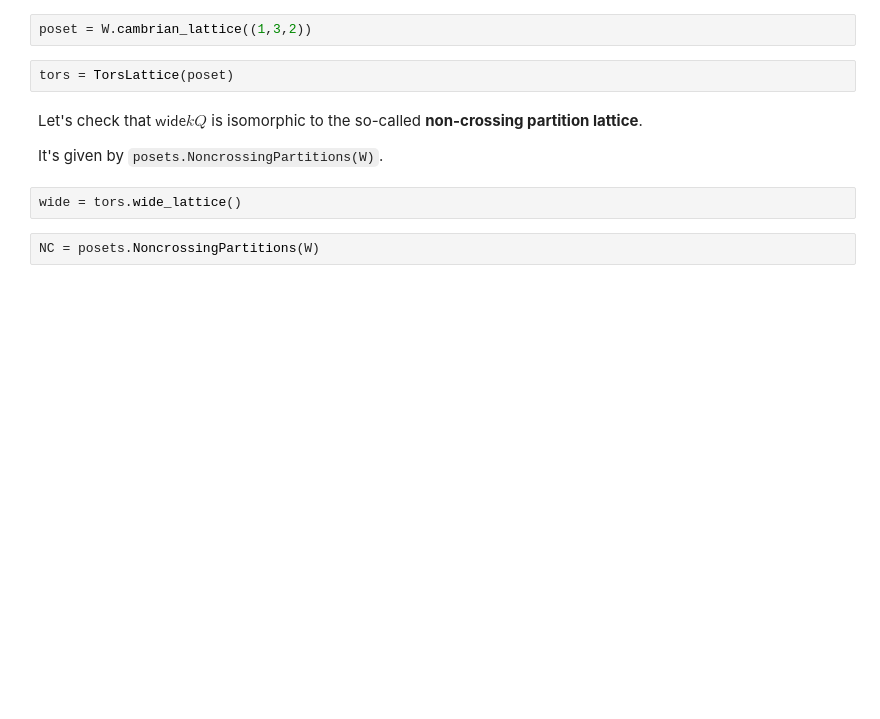
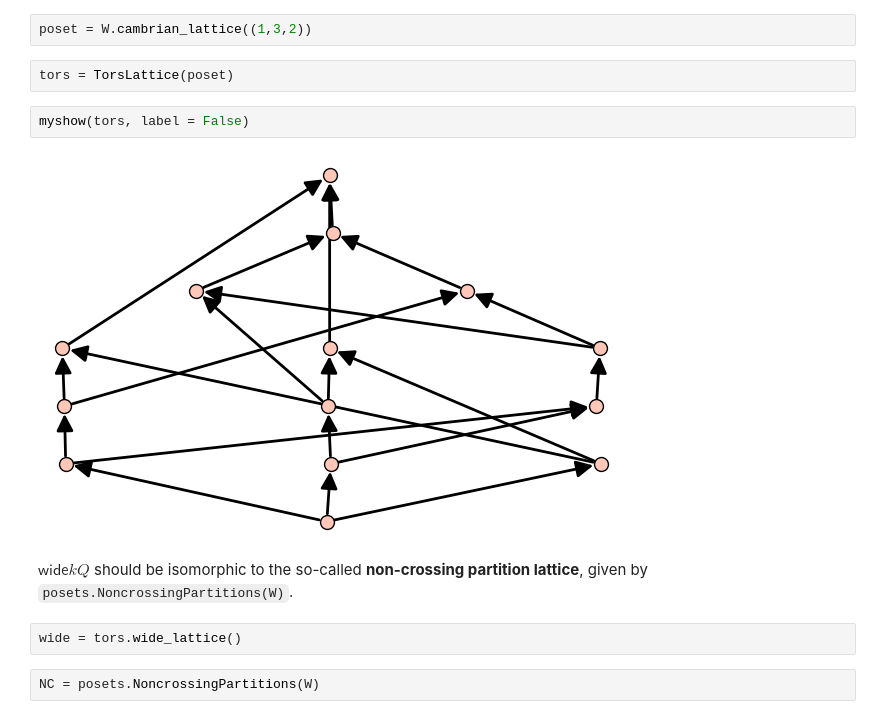
Before and after one commit to haruhisa-enomoto/haruhisa-enomoto.github.io, a Jupyter notebook: files/OCAMI_Demo.ipynb, the cells around one changed output. Saved outputs shown, nothing was run; the diff lists cells and outputs as text; blank space fills up the shorter version.

```diff
--- a/files/OCAMI_Demo.ipynb
+++ b/files/OCAMI_Demo.ipynb
@@ -85,10 +81,12 @@ W = WeylGroup(["A3"])
 poset = W.cambrian_lattice((1,3,2))
 # %%
 tors = TorsLattice(poset)
+# %%
+myshow(tors, label = False)
+# %% [output]
+[figure, added]
 # %% [markdown]
-Let's check that $\mathsf{wide} kQ$ is isomorphic to the so-called **non-crossing partition lattice**.
-
-It's given by `posets.NoncrossingPartitions(W)`.
+$\mathsf{wide} kQ$ should be isomorphic to the so-called **non-crossing partition lattice**, given by `posets.NoncrossingPartitions(W)`.
 # %%
 wide = tors.wide_lattice()
 # %%
```
Also changed, not shown: parts of 25 cells of this notebook.
